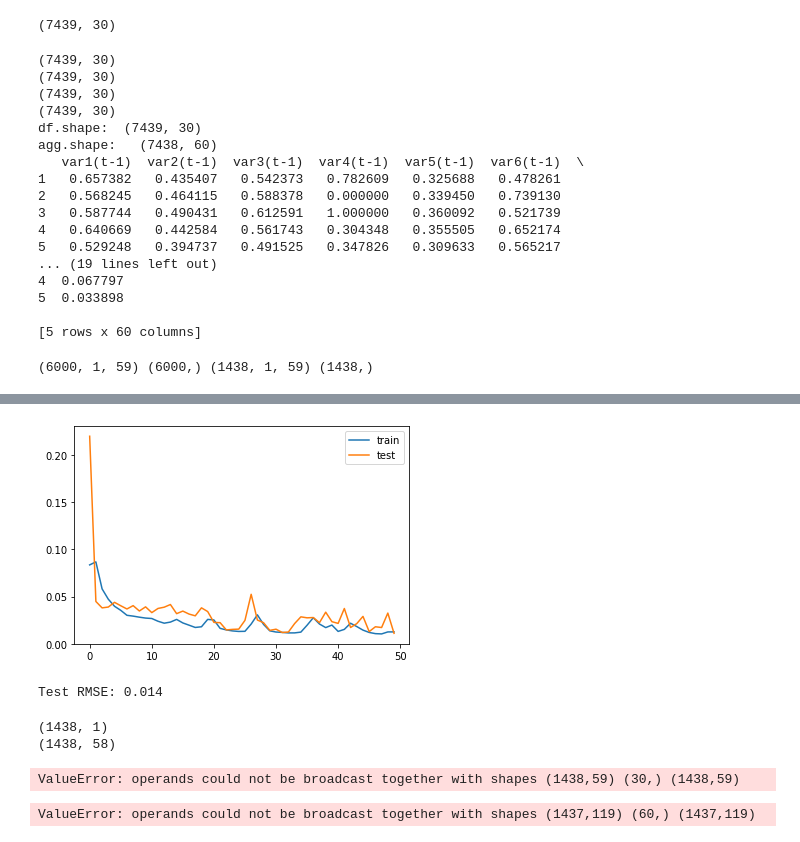
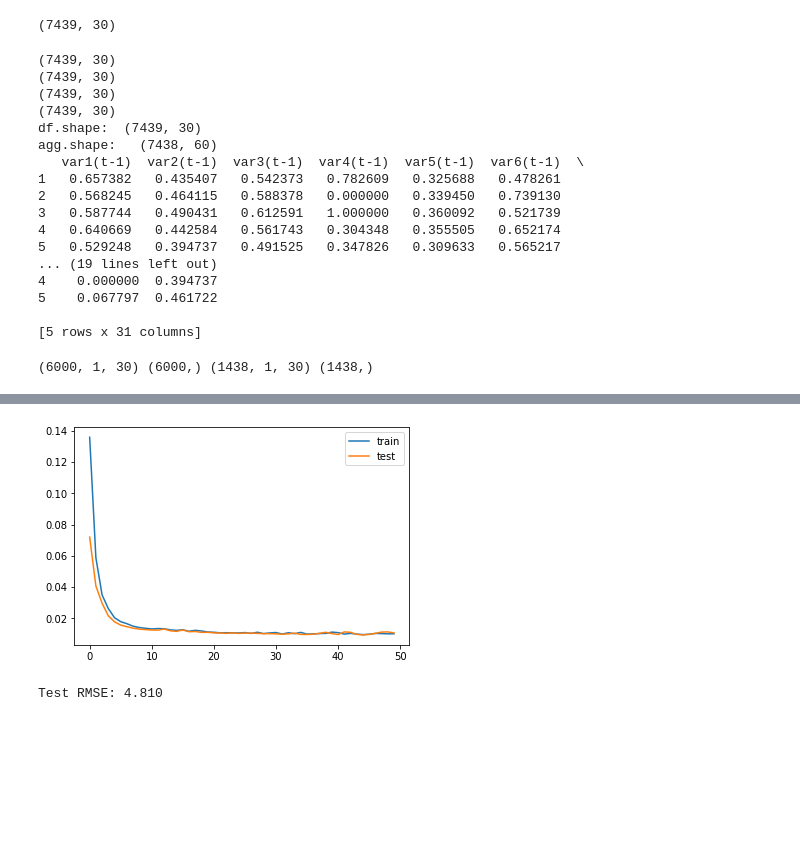
Before and after one commit to LawrenceFulton/NNProject, a Jupyter notebook: notebooks/LSTM.ipynb, the cells around one changed output, grey strips where cells are left out. Cells and saved outputs as stored; diff of their text form; code cells hidden in the pictures; blank space fills up the shorter version.

```diff
--- a/notebooks/LSTM.ipynb
+++ b/notebooks/LSTM.ipynb
@@ -117,7 +117,7 @@ print(values.shape)
 
 # integer encode direction
 encoder = LabelEncoder()
-#values[:,4] = encoder.fit_transform(values[:,4])
+values[:,29] = encoder.fit_transform(values[:,29])
 # ensure all data is float
 values = values.astype('float32')
 # normalize features
@@ -130,7 +130,9 @@ print(scaled.shape)
 
 # frame as supervised learning
 reframed = series_to_supervised(scaled, 1, 1)
-
+reframed.drop(reframed.columns[[30,32,33,34,35,35,36,37,38,
+                                39,40,41,42,43,44,45,46,47,48,
+                                49,50,51,52,53,54,55,56,57,58,59]], axis=1, inplace=True)
 
 print(reframed.head())
 # %% [output]
@@ -147,10 +149,10 @@ agg.shape:   (7438, 60)
 4   0.640669   0.442584   0.561743   0.304348   0.355505   0.652174
 5   0.529248   0.394737   0.491525   0.347826   0.309633   0.565217
 ... (19 lines left out)
-4  0.067797
-5  0.033898
+4    0.000000  0.394737
+5    0.067797  0.461722
 
-[5 rows x 60 columns]
+[5 rows x 31 columns]
 # %%
 # split into train and test sets
 values = reframed.values
@@ -174,7 +176,7 @@ train_X = train_X.reshape((train_X.shape[0], 1, train_X.shape[1]))
 test_X = test_X.reshape((test_X.shape[0], 1, test_X.shape[1]))
 print(train_X.shape, train_y.shape, test_X.shape, test_y.shape)
 # %% [output]
-(6000, 1, 59) (6000,) (1438, 1, 59) (1438,)
+(6000, 1, 30) (6000,) (1438, 1, 30) (1438,)
 # %%
 # design network
 model = Sequential()
@@ -182,7 +184,7 @@ model.add(LSTM(50, input_shape=(train_X.shape[1], train_X.shape[2])))
 model.add(Dense(1))
 model.compile(loss='mae', optimizer='adam')
 # fit network
-history = model.fit(train_X, train_y, epochs=50, batch_size=10, validation_data=(test_X, test_y), verbose=2, shuffle=False)
+history = model.fit(train_X, train_y, epochs=50, batch_size=72, validation_data=(test_X, test_y), verbose=2, shuffle=False)
 # plot history
 pyplot.plot(history.history['loss'], label='train')
 pyplot.plot(history.history['val_loss'], label='test')
@@ -209,8 +211 @@ Epoch 50/50
-[figure, old version]
+[figure, new version]
-# %%
-yhat = model.predict(test_X)
-
-rmse = sqrt(mean_squared_error(test_y, yhat))
-print('Test RMSE: %.3f' % rmse)
-# %% [output]
-Test RMSE: 0.014
@@ -221,20 +212,11 @@ test_X = test_X.reshape((test_X.shape[0], test_X.shape[2]))
-# %%
-print(yhat.shape)
-print(test_X[:,1:].shape)
-
-# invert scaling for forecast
-inv_yhat = np.concatenate((yhat, test_X[:, 1:]), axis=1)
-# %% [output]
-(1438, 1)
-(1438, 58)
-# %%
-inv_yhat = scaler.inverse_transform(inv_yhat)
-inv_yhat = inv_yhat[:,0]
-# %% [output]
-ValueError: operands could not be broadcast together with shapes (1438,59) (30,) (1438,59)
 # %%
-
-
+# make a prediction
+yhat = model.predict(test_X)
+test_X = test_X.reshape((test_X.shape[0], test_X.shape[2]))
+# invert scaling for forecast
+inv_yhat = np.concatenate((yhat, test_X[:, 1:]), axis=1)
+inv_yhat = scaler.inverse_transform(inv_yhat)
+inv_yhat = inv_yhat[:,0]
 # invert scaling for actual
 test_y = test_y.reshape((len(test_y), 1))
 inv_y = np.concatenate((test_y, test_X[:, 1:]), axis=1)
@@ -244,4 +226,4 @@ inv_y = inv_y[:,0]
 rmse = sqrt(mean_squared_error(inv_y, inv_yhat))
 print('Test RMSE: %.3f' % rmse)
 # %% [output]
-ValueError: operands could not be broadcast together with shapes (1437,119) (60,) (1437,119)
+Test RMSE: 4.810
```
Also changed, not shown: parts of 2 cells of this notebook.
